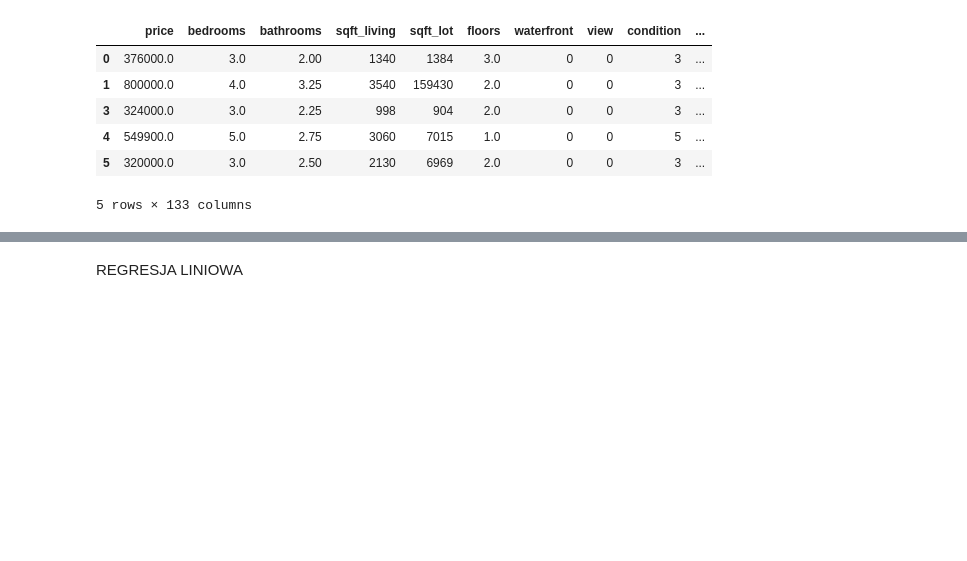
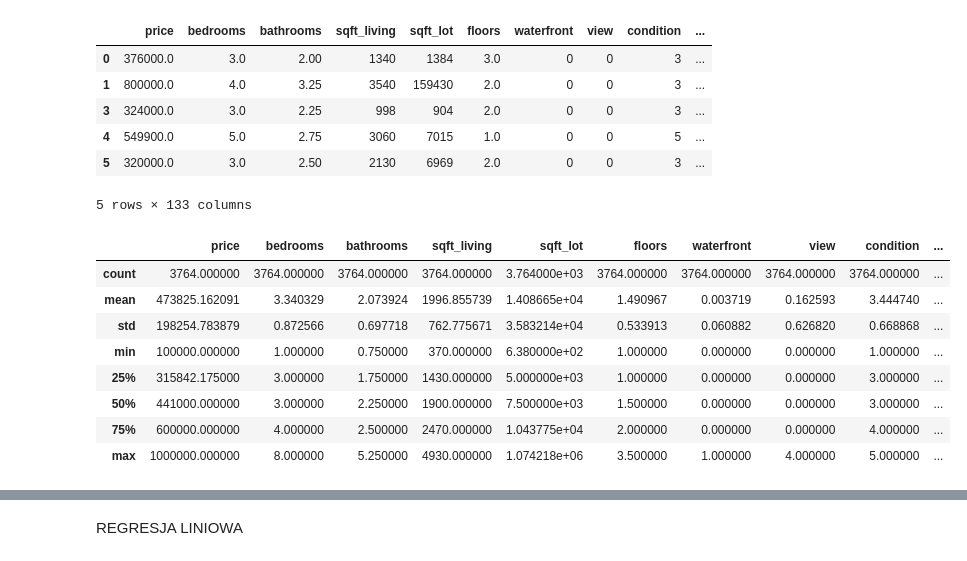
Before and after one commit to BigZielina/BigDataKurwaJegoMac, a Jupyter notebook: spark_data_cleaning.ipynb, the cells around one changed output, grey strips where cells are left out. Cells and saved outputs as stored; diff of their text form; code cells hidden in the pictures; blank space fills up the shorter version.

```diff
--- a/spark_data_cleaning.ipynb
+++ b/spark_data_cleaning.ipynb
@@ -166,3 +188,15 @@ data.head()
 5 rows × 133 columns
 # %%
 data.to_csv('Cleaned.csv', index=False)
+# %%
+data.describe()
+# %% [output]
+|  | price | bedrooms | bathrooms | sqft_living | sqft_lot | floors | waterfront | view | condition | ... |
+| count | 3764.000000 | 3764.000000 | 3764.000000 | 3764.000000 | 3.764000e+03 | 3764.000000 | 3764.000000 | 3764.000000 | 3764.000000 | ... |
+| mean | 473825.162091 | 3.340329 | 2.073924 | 1996.855739 | 1.408665e+04 | 1.490967 | 0.003719 | 0.162593 | 3.444740 | ... |
+| std | 198254.783879 | 0.872566 | 0.697718 | 762.775671 | 3.583214e+04 | 0.533913 | 0.060882 | 0.626820 | 0.668868 | ... |
+| min | 100000.000000 | 1.000000 | 0.750000 | 370.000000 | 6.380000e+02 | 1.000000 | 0.000000 | 0.000000 | 1.000000 | ... |
+| 25% | 315842.175000 | 3.000000 | 1.750000 | 1430.000000 | 5.000000e+03 | 1.000000 | 0.000000 | 0.000000 | 3.000000 | ... |
+| 50% | 441000.000000 | 3.000000 | 2.250000 | 1900.000000 | 7.500000e+03 | 1.500000 | 0.000000 | 0.000000 | 3.000000 | ... |
+| 75% | 600000.000000 | 4.000000 | 2.500000 | 2470.000000 | 1.043775e+04 | 2.000000 | 0.000000 | 0.000000 | 4.000000 | ... |
+| max | 1000000.000000 | 8.000000 | 5.250000 | 4930.000000 | 1.074218e+06 | 3.500000 | 1.000000 | 4.000000 | 5.000000 | ... |
```
Also changed, not shown: parts of 12 cells of this notebook, 1 other file.
